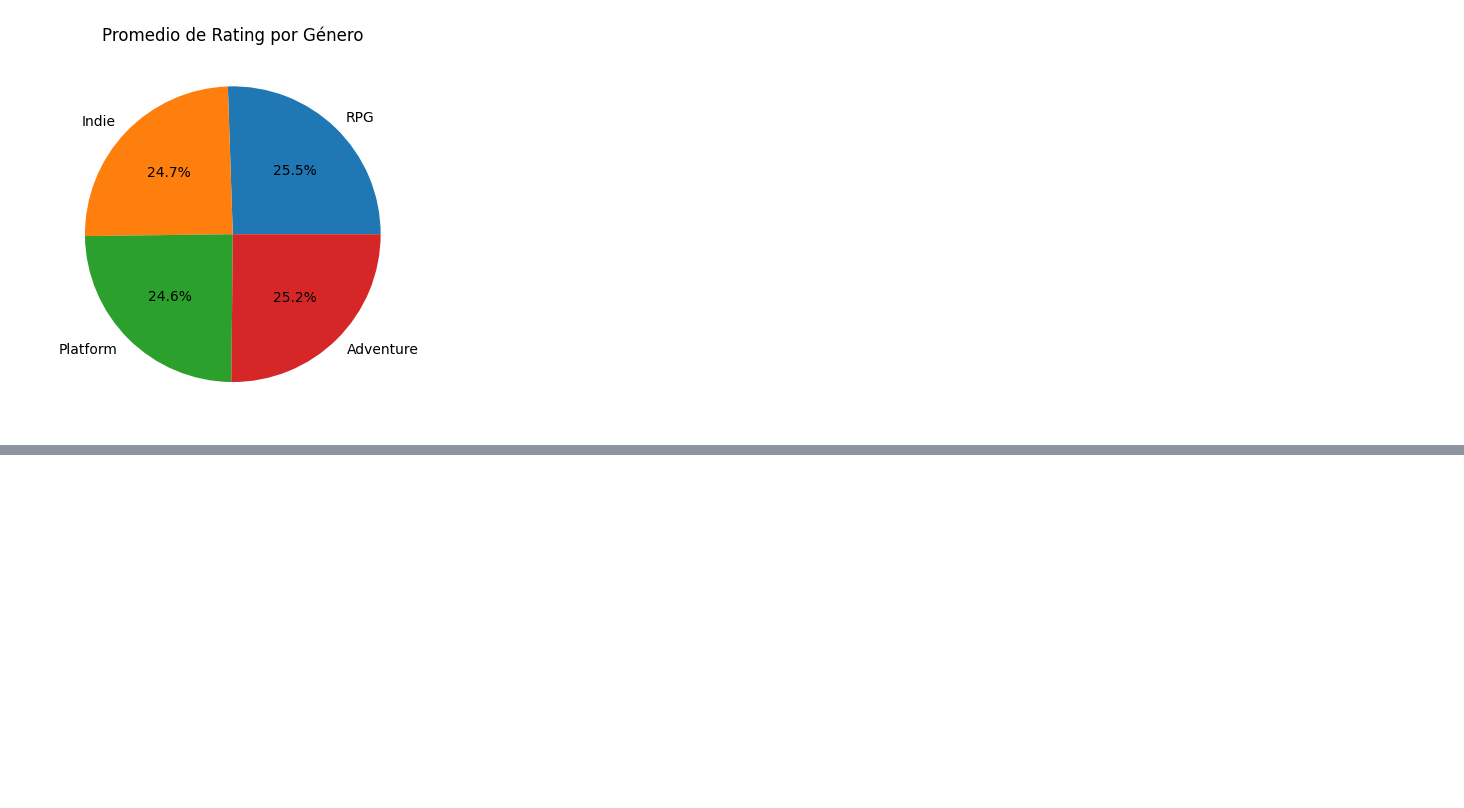
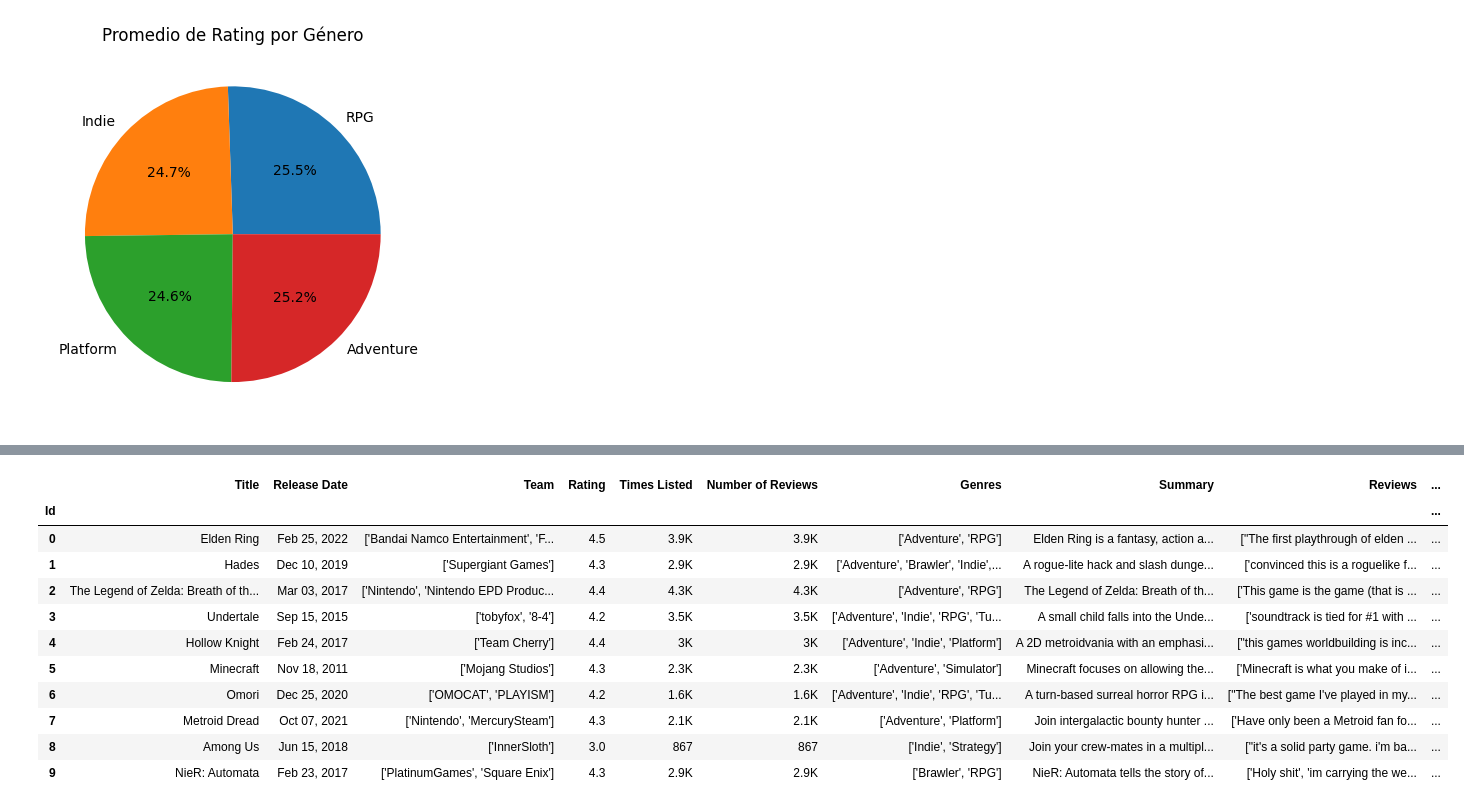
Before and after one commit to francoS18/python-1-semestre, a Jupyter notebook: Jupyter/04-pandas.ipynb, the cells around one changed output, grey strips where cells are left out. Saved outputs shown, nothing was run; the diff lists cells and outputs as text; code cells hidden in the pictures; blank space fills up the shorter version.

```diff
--- a/Jupyter/04-pandas.ipynb
+++ b/Jupyter/04-pandas.ipynb
@@ -281,0 +297,16 @@ Name: Rating, Length: 1512, dtype: float64
+# %%
+datos_grafico = datos.head(10)
+datos_grafico
+# %% [output]
+|  | Title | Release Date | Team | Rating | Times Listed | Number of Reviews | Genres | Summary | Reviews | ... |
+| Id |  |  |  |  |  |  |  |  |  | ... |
+| 0 | Elden Ring | Feb 25, 2022 | ['Bandai Namco Entertainment', 'F... | 4.5 | 3.9K | 3.9K | ['Adventure', 'RPG'] | Elden Ring is a fantasy, action a... | ["The first playthrough of elden ... | ... |
+| 1 | Hades | Dec 10, 2019 | ['Supergiant Games'] | 4.3 | 2.9K | 2.9K | ['Adventure', 'Brawler', 'Indie',... | A rogue-lite hack and slash dunge... | ['convinced this is a roguelike f... | ... |
+| 2 | The Legend of Zelda: Breath of th... | Mar 03, 2017 | ['Nintendo', 'Nintendo EPD Produc... | 4.4 | 4.3K | 4.3K | ['Adventure', 'RPG'] | The Legend of Zelda: Breath of th... | ['This game is the game (that is ... | ... |
+| 3 | Undertale | Sep 15, 2015 | ['tobyfox', '8-4'] | 4.2 | 3.5K | 3.5K | ['Adventure', 'Indie', 'RPG', 'Tu... | A small child falls into the Unde... | ['soundtrack is tied for #1 with ... | ... |
+| 4 | Hollow Knight | Feb 24, 2017 | ['Team Cherry'] | 4.4 | 3K | 3K | ['Adventure', 'Indie', 'Platform'] | A 2D metroidvania with an emphasi... | ["this games worldbuilding is inc... | ... |
+| 5 | Minecraft | Nov 18, 2011 | ['Mojang Studios'] | 4.3 | 2.3K | 2.3K | ['Adventure', 'Simulator'] | Minecraft focuses on allowing the... | ['Minecraft is what you make of i... | ... |
+| 6 | Omori | Dec 25, 2020 | ['OMOCAT', 'PLAYISM'] | 4.2 | 1.6K | 1.6K | ['Adventure', 'Indie', 'RPG', 'Tu... | A turn-based surreal horror RPG i... | ["The best game I've played in my... | ... |
+| 7 | Metroid Dread | Oct 07, 2021 | ['Nintendo', 'MercurySteam'] | 4.3 | 2.1K | 2.1K | ['Adventure', 'Platform'] | Join intergalactic bounty hunter ... | ['Have only been a Metroid fan fo... | ... |
+| 8 | Among Us | Jun 15, 2018 | ['InnerSloth'] | 3.0 | 867 | 867 | ['Indie', 'Strategy'] | Join your crew-mates in a multipl... | ["it's a solid party game. i'm ba... | ... |
+| 9 | NieR: Automata | Feb 23, 2017 | ['PlatinumGames', 'Square Enix'] | 4.3 | 2.9K | 2.9K | ['Brawler', 'RPG'] | NieR: Automata tells the story of... | ['Holy shit', 'im carrying the we... | ... |
```
Also changed, not shown: parts of 7 cells of this notebook, 2 other files.
